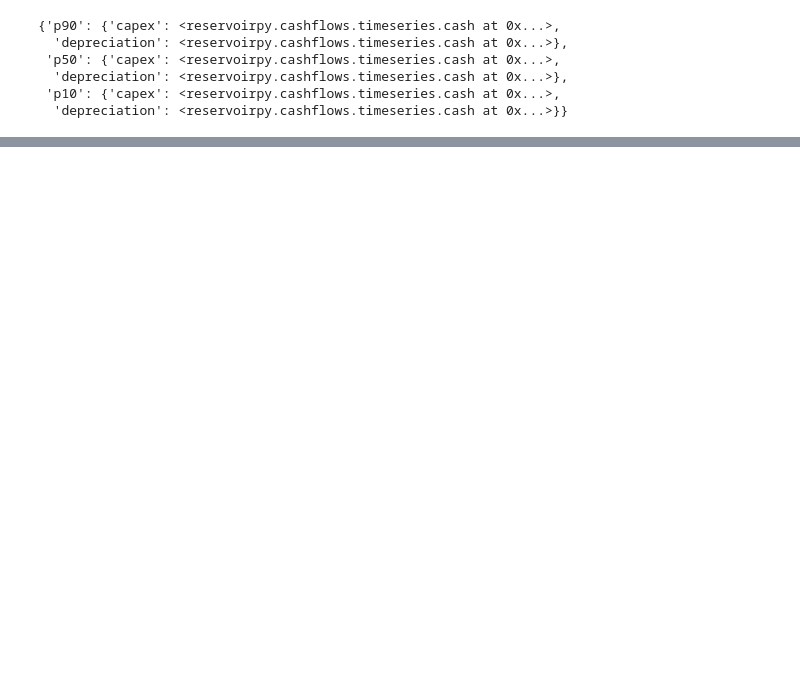
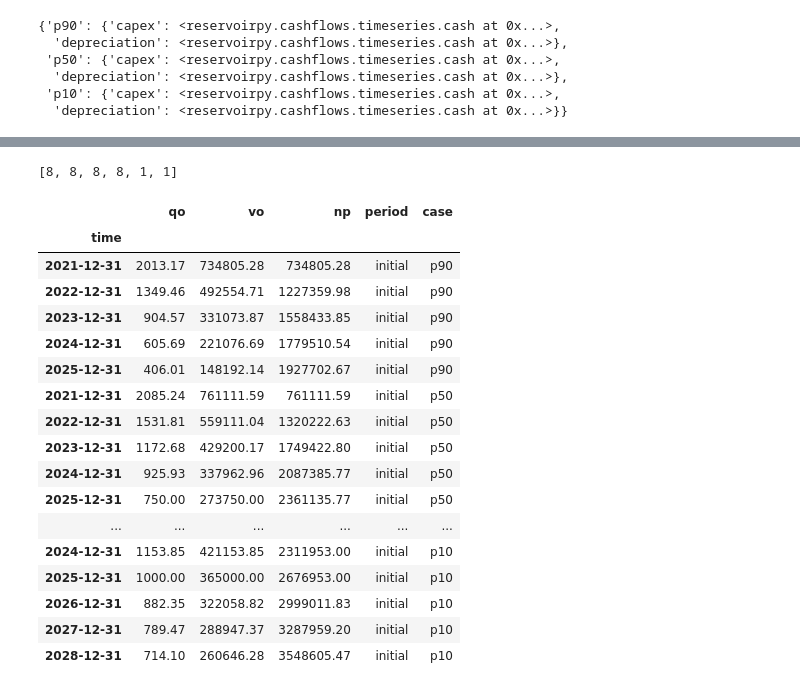
Before and after one commit to scuervo91/reservoirpy, a Jupyter notebook: examples/wellproductivity/7-schedule_forecast-Copy1.ipynb, the cells around one changed output, grey strips where cells are left out. Saved outputs shown, nothing was run; the diff lists cells and outputs as text; code cells hidden in the pictures; blank space fills up the shorter version.

Commit message:
add features period forecast

```diff
--- a/examples/wellproductivity/7-schedule_forecast-Copy1.ipynb
+++ b/examples/wellproductivity/7-schedule_forecast-Copy1.ipynb
@@ -77,0 +98,2 @@ pr1.cashflow
+# %%
+periods=pd.period_range(start=date(2021,1,1),end=date(2030,1,1),freq='A')
@@ -77,0 +104,4 @@ pr1.cashflow
+# %%
+[8]*4+[1]*2
+# %% [output]
+[8, 8, 8, 8, 1, 1]
@@ -77,0 +152,22 @@ pr1.cashflow
+# %%
+f2 = pr2.schedule_forecast()
+f2
+# %% [output]
+|  | qo | vo | np | period | case |
+| time |  |  |  |  |  |
+| 2021-12-31 | 2013.17 | 734805.28 | 734805.28 | initial | p90 |
+| 2022-12-31 | 1349.46 | 492554.71 | 1227359.98 | initial | p90 |
+| 2023-12-31 | 904.57 | 331073.87 | 1558433.85 | initial | p90 |
+| 2024-12-31 | 605.69 | 221076.69 | 1779510.54 | initial | p90 |
+| 2025-12-31 | 406.01 | 148192.14 | 1927702.67 | initial | p90 |
+| 2021-12-31 | 2085.24 | 761111.59 | 761111.59 | initial | p50 |
+| 2022-12-31 | 1531.81 | 559111.04 | 1320222.63 | initial | p50 |
+| 2023-12-31 | 1172.68 | 429200.17 | 1749422.80 | initial | p50 |
+| 2024-12-31 | 925.93 | 337962.96 | 2087385.77 | initial | p50 |
+| 2025-12-31 | 750.00 | 273750.00 | 2361135.77 | initial | p50 |
+| ... | ... | ... | ... | ... | ... |
+| 2024-12-31 | 1153.85 | 421153.85 | 2311953.00 | initial | p10 |
+| 2025-12-31 | 1000.00 | 365000.00 | 2676953.00 | initial | p10 |
+| 2026-12-31 | 882.35 | 322058.82 | 2999011.83 | initial | p10 |
+| 2027-12-31 | 789.47 | 288947.37 | 3287959.20 | initial | p10 |
+| 2028-12-31 | 714.10 | 260646.28 | 3548605.47 | initial | p10 |
```
Also changed, not shown: parts of 12 cells of this notebook, 2 other files.
